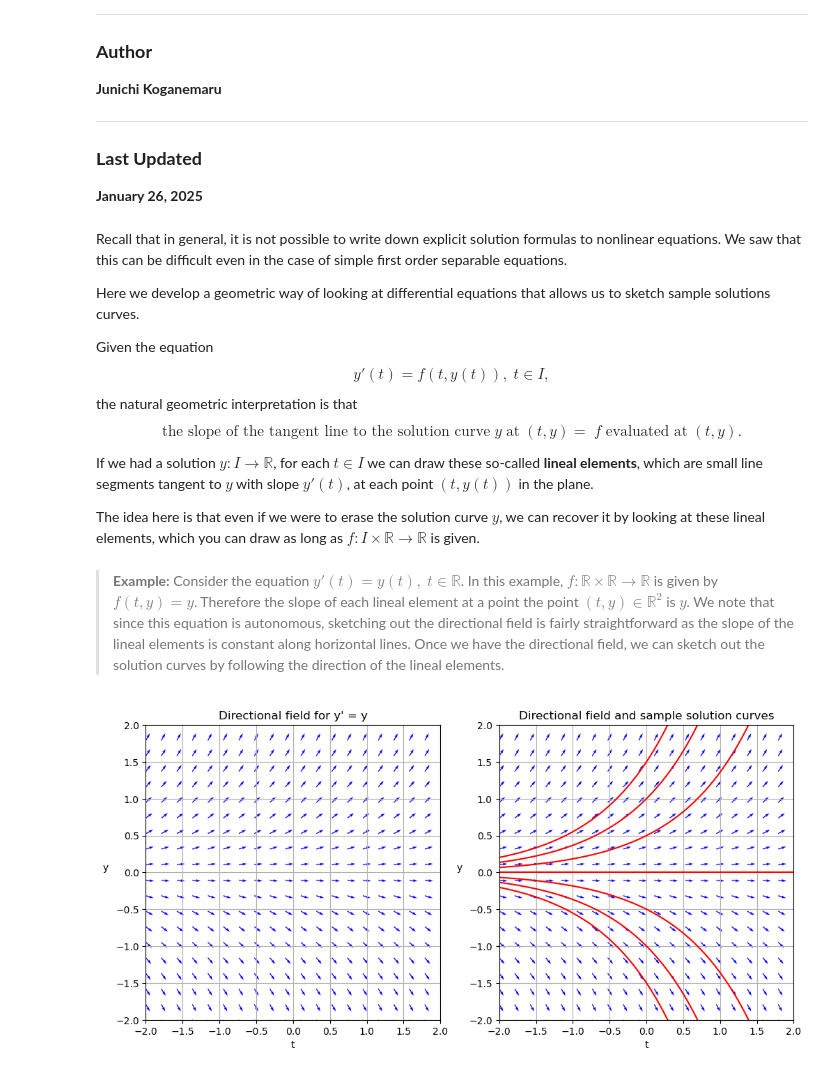
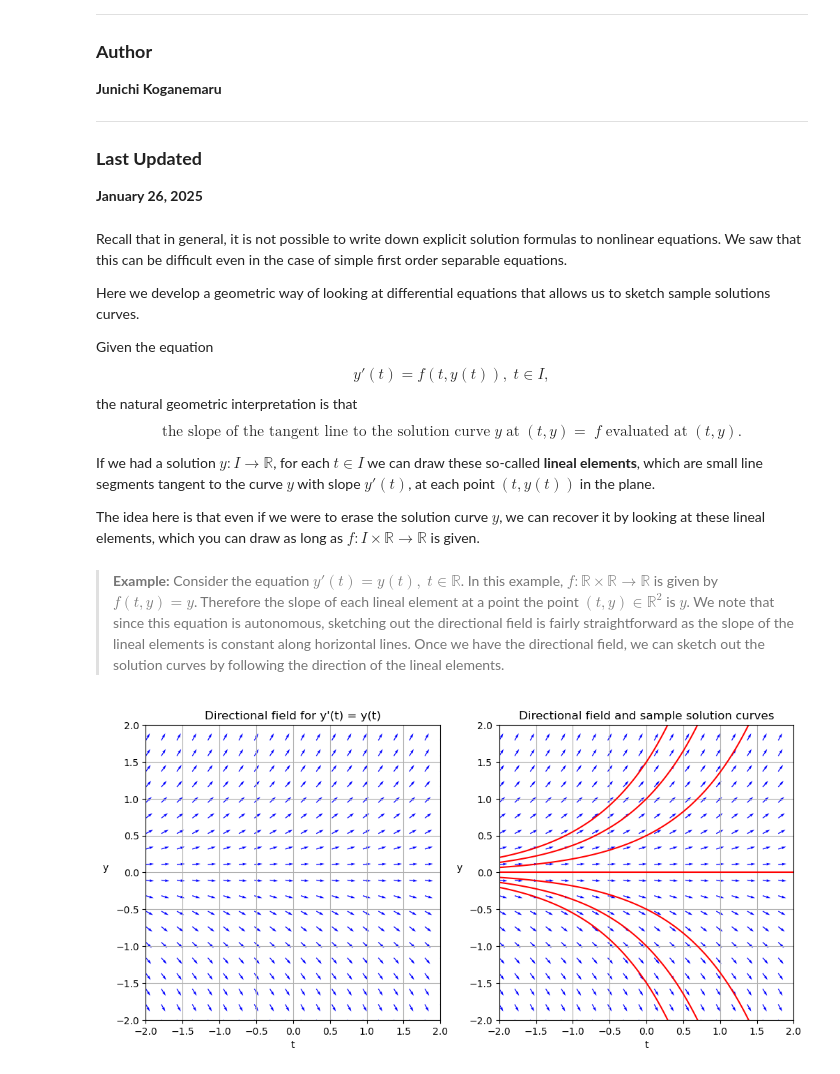
Before and after one commit to jkoganem/Teaching-Differential-Equations-21260, a Jupyter notebook: notes/lecture notes/07-Directional Fields and Isoclines.ipynb, the cells around one changed output. Saved outputs shown, nothing was run; the diff lists cells and outputs as text; code cells hidden in the pictures.

```diff
--- a/notes/lecture notes/07-Directional Fields and Isoclines.ipynb
+++ b/notes/lecture notes/07-Directional Fields and Isoclines.ipynb
@@ -33,7 +33,7 @@ $$
 \text{the slope of the tangent line to the solution curve} \; y \; \text{at} \; (t,y) = \; f \; \text{evaluated at} \; (t, y).
 $$
 
-If we had a solution $y: I \to \mathbb{R}$, for each $t \in I$ we can draw these so-called **lineal elements**, which are small line segments tangent to $y$ with slope $y'(t)$, at each point $(t, y(t))$ in the plane.
+If we had a solution $y: I \to \mathbb{R}$, for each $t \in I$ we can draw these so-called **lineal elements**, which are small line segments tangent to the curve $y$ with slope $y'(t)$, at each point $(t, y(t))$ in the plane.
 
 The idea here is that even if we were to erase the solution curve $y$, we can recover it by looking at these lineal elements, which you can draw as long as $f: I \times \mathbb{R} \to \mathbb{R}$ is given.
 # %% [markdown]
@@ -42,6 +42,7 @@ The idea here is that even if we were to erase the solution curve $y$, we can re
 # %%
 def f(t, y):
     return y
+
 
 t = np.linspace(-2, 2, 20)
 y = np.linspace(-2, 2, 20)
@@ -51,35 +52,35 @@ U = 1
 V = f(T, Y)
 N = np.sqrt(U**2 + V**2)
 U2, V2 = U/N, V/N
 
 fig, (ax1, ax2) = plt.subplots(1, 2, figsize=(12, 6))
 
 ax1.quiver(T, Y, U2, V2, angles='xy', color='blue')
 ax1.set_xlabel('t')
 ax1.set_ylabel('y', rotation=0, labelpad=10)
-ax1.set_title("Directional field for y' = y")
+ax1.set_title("Directional field for y'(t) = y(t)")
 ax1.grid()
 ax1.set_aspect('equal', adjustable='box')
 ax1.set_xlim(-2, 2)
 ax1.set_ylim(-2, 2)
 
 ax2.quiver(T, Y, U2, V2, angles='xy', color='blue')
 ax2.set_xlabel('t')
 ax2.set_ylabel('y', rotation=0, labelpad=10)
 ax2.set_title("Directional field and sample solution curves")
 ax2.grid()
 ax2.set_aspect('equal', adjustable='box')
 ax2.set_xlim(-2, 2)
 ax2.set_ylim(-2, 2)
 
 t_vals = np.linspace(-2, 2, 100)
 for y0 in [-1.5, -1, -0.5, 0, 0.5, 1, 1.5]:
     y_vals = y0 * np.exp(t_vals)
     ax2.plot(t_vals, y_vals, 'r')
 
 plt.show()
 # %% [output]
-[figure, old version]
+[figure, new version]
 # %% [markdown]
 Directional fields can be hard to sketch, especially if the ODE is non-autonomous. Here we introduce the notion of *isoclines* which can simplify the process.
 > **Definition**
```
Also changed, not shown: parts of 2 cells of this notebook.
